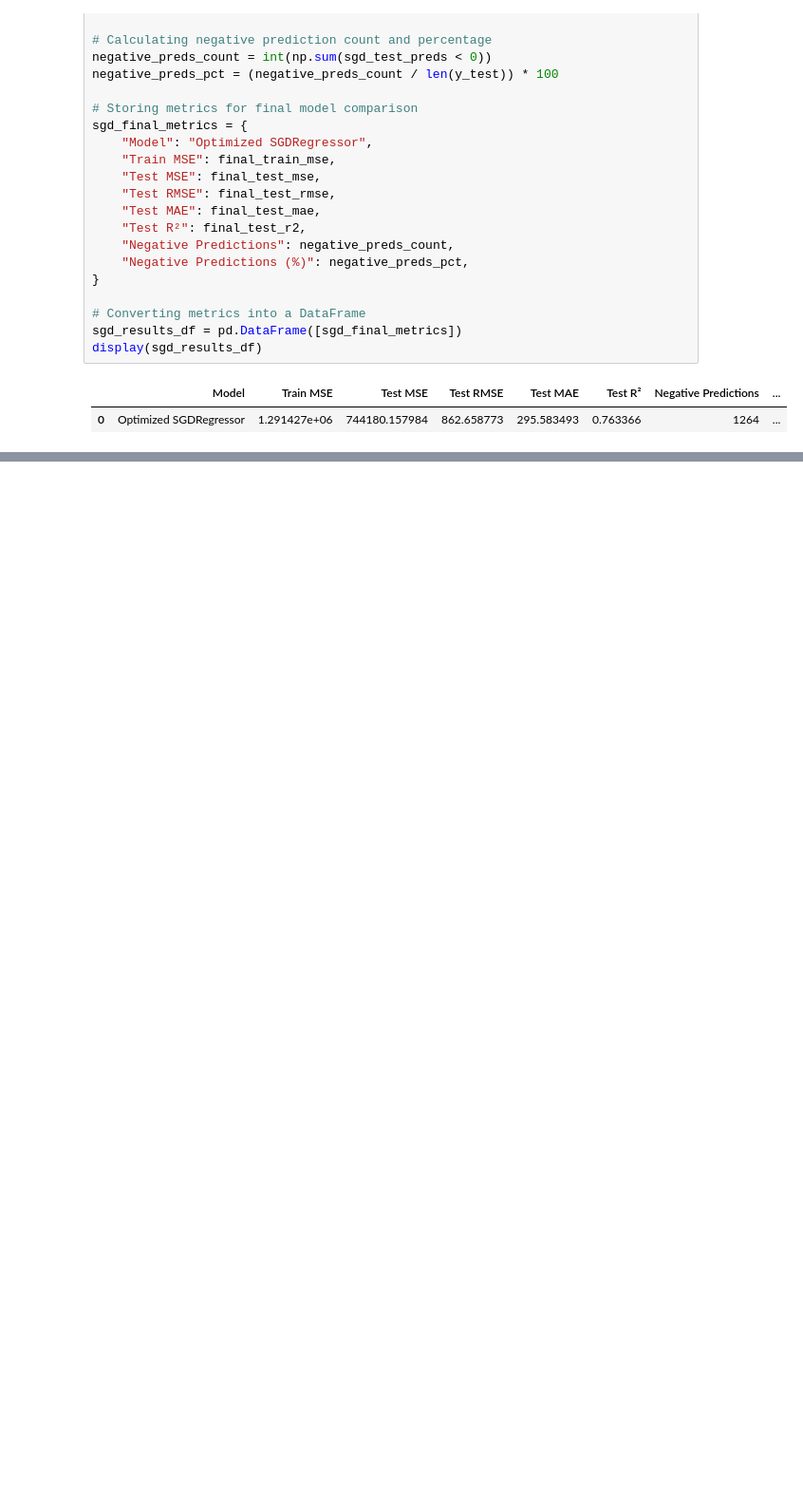
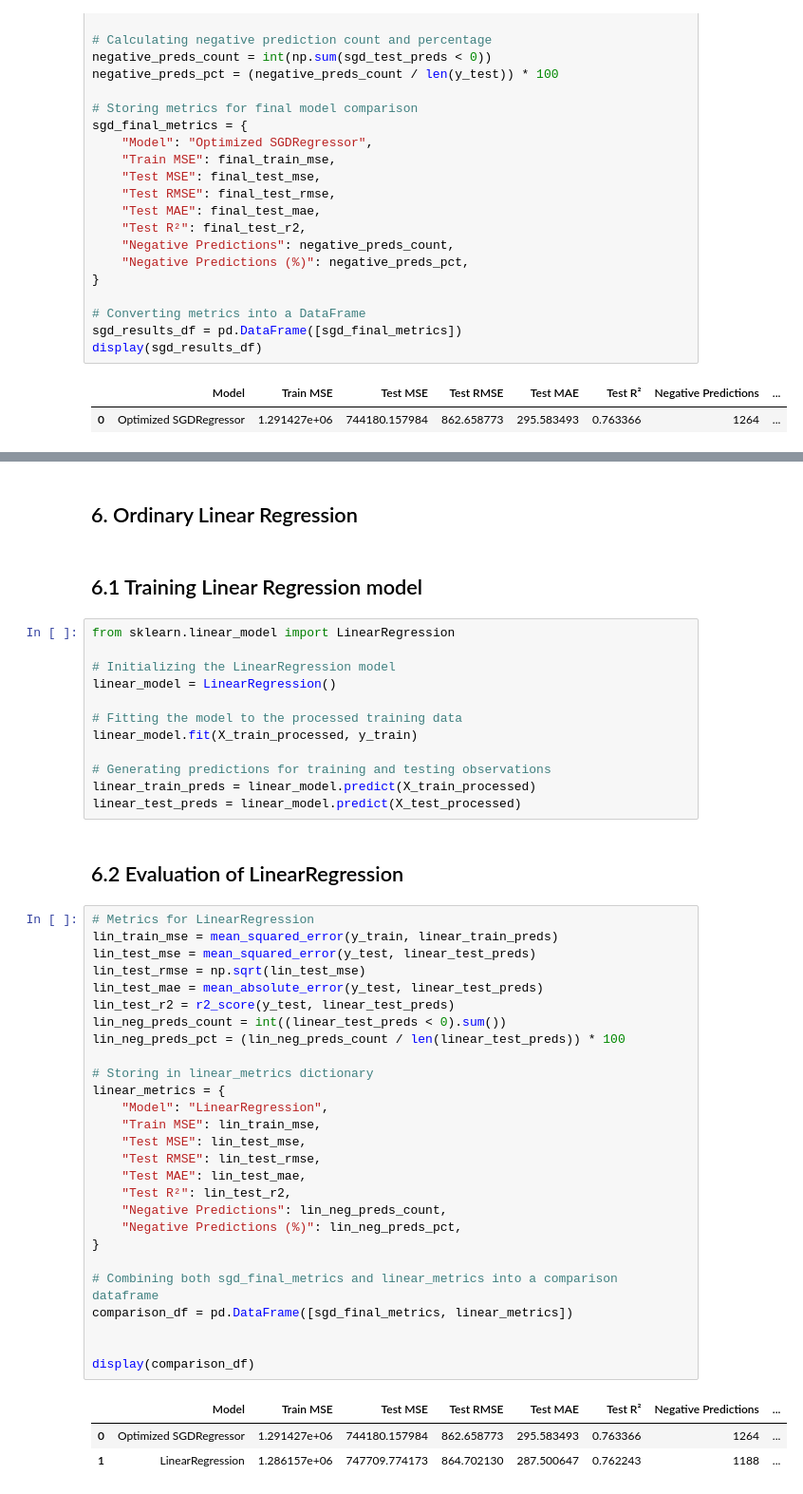
Before and after one commit to L-nsamba/linear_regression_model, a Jupyter notebook: summative/linear_regression/multivariate.ipynb, the cells around one changed output, grey strips where cells are left out. Shown at 95% size. Drawn from its saved outputs; the diff is of its cells as text; blank space fills up the shorter version.

```diff
--- a/summative/linear_regression/multivariate.ipynb
+++ b/summative/linear_regression/multivariate.ipynb
@@ -924,0 +996,49 @@ display(sgd_results_df)
+# %% [markdown]
+## 6. Ordinary Linear Regression
+# %% [markdown]
+## 6.1 Training Linear Regression model
+# %%
+from sklearn.linear_model import LinearRegression
+
+# Initializing the LinearRegression model
+linear_model = LinearRegression()
+
+# Fitting the model to the processed training data
+linear_model.fit(X_train_processed, y_train)
+
+# Generating predictions for training and testing observations
+linear_train_preds = linear_model.predict(X_train_processed)
+linear_test_preds = linear_model.predict(X_test_processed)
+# %% [markdown]
+## 6.2 Evaluation of LinearRegression
+# %%
+# Metrics for LinearRegression
+lin_train_mse = mean_squared_error(y_train, linear_train_preds)
+lin_test_mse = mean_squared_error(y_test, linear_test_preds)
+lin_test_rmse = np.sqrt(lin_test_mse)
+lin_test_mae = mean_absolute_error(y_test, linear_test_preds)
+lin_test_r2 = r2_score(y_test, linear_test_preds)
+lin_neg_preds_count = int((linear_test_preds < 0).sum())
+lin_neg_preds_pct = (lin_neg_preds_count / len(linear_test_preds)) * 100
+
+# Storing in linear_metrics dictionary
+linear_metrics = {
+    "Model": "LinearRegression",
+    "Train MSE": lin_train_mse,
+    "Test MSE": lin_test_mse,
+    "Test RMSE": lin_test_rmse,
+    "Test MAE": lin_test_mae,
+    "Test R²": lin_test_r2,
+    "Negative Predictions": lin_neg_preds_count,
+    "Negative Predictions (%)": lin_neg_preds_pct,
+}
+
+# Combining both sgd_final_metrics and linear_metrics into a comparison dataframe
+comparison_df = pd.DataFrame([sgd_final_metrics, linear_metrics])
+
+
+display(comparison_df)
+# %% [output]
+|  | Model | Train MSE | Test MSE | Test RMSE | Test MAE | Test R² | Negative Predictions | ... |
+| 0 | Optimized SGDRegressor | 1.291427e+06 | 744180.157984 | 862.658773 | 295.583493 | 0.763366 | 1264 | ... |
+| 1 | LinearRegression | 1.286157e+06 | 747709.774173 | 864.702130 | 287.500647 | 0.762243 | 1188 | ... |
```
Also changed, not shown: parts of 16 cells of this notebook.
